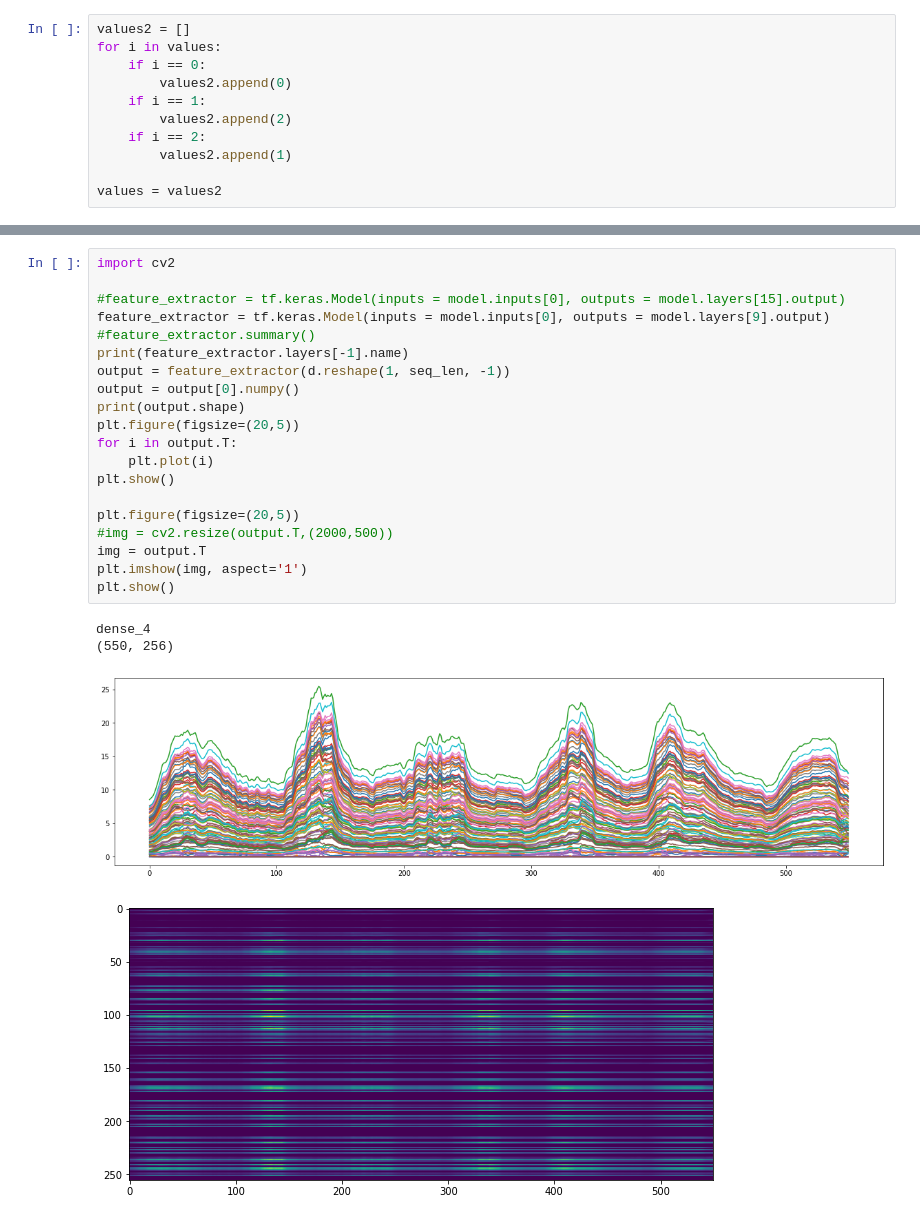
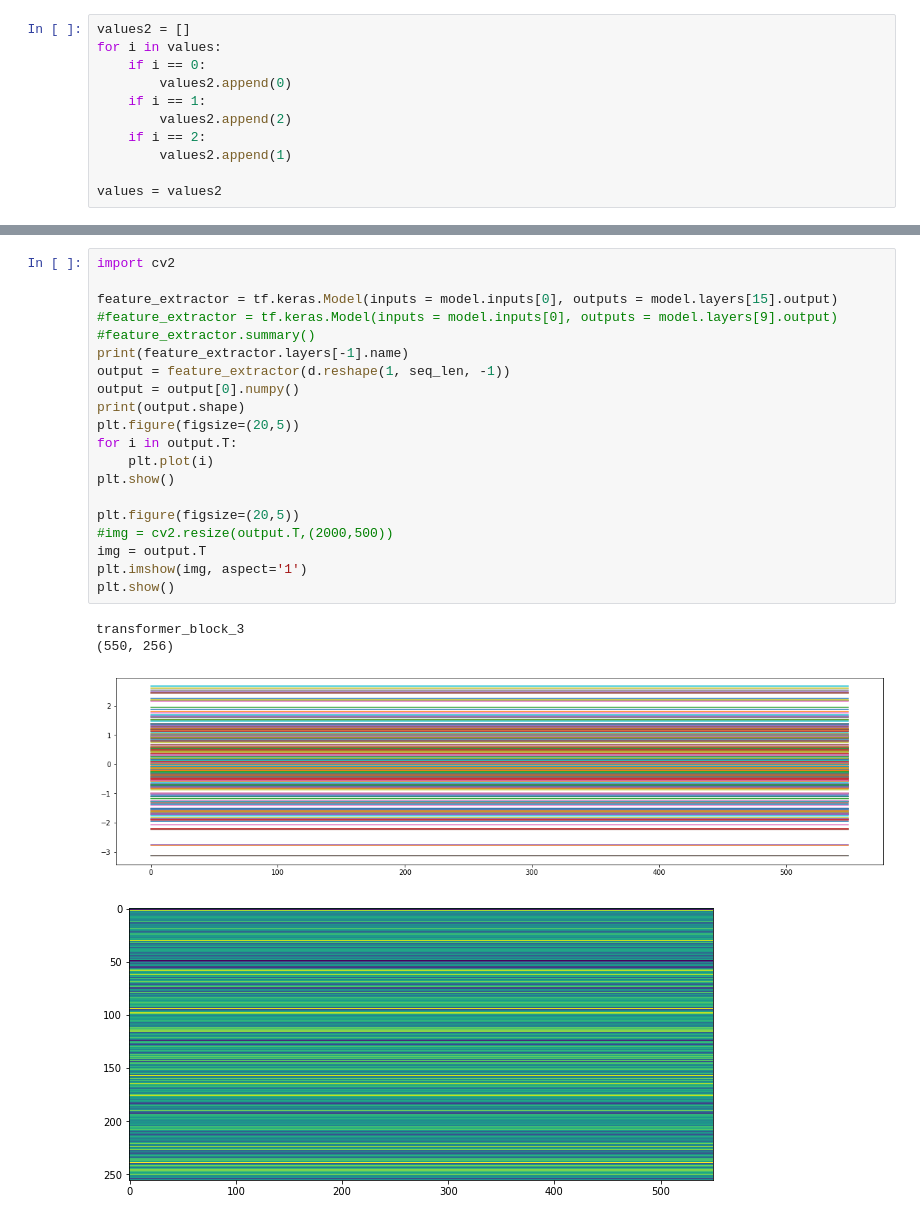
Before and after one commit to dercodeKoenig/trc-project, a Jupyter notebook: tx_small/test.ipynb, the cells around one changed output, grey strips where cells are left out. Drawn from its saved outputs; the diff is of its cells as text.

```diff
--- a/tx_small/test.ipynb
+++ b/tx_small/test.ipynb
@@ -564,25 +564,25 @@ plt.show()
 # %%
 import cv2
 
-#feature_extractor = tf.keras.Model(inputs = model.inputs[0], outputs = model.layers[15].output)
-feature_extractor = tf.keras.Model(inputs = model.inputs[0], outputs = model.layers[9].output)
+feature_extractor = tf.keras.Model(inputs = model.inputs[0], outputs = model.layers[15].output)
+#feature_extractor = tf.keras.Model(inputs = model.inputs[0], outputs = model.layers[9].output)
 #feature_extractor.summary()
 print(feature_extractor.layers[-1].name)
 output = feature_extractor(d.reshape(1, seq_len, -1))
 output = output[0].numpy()
 print(output.shape)
 plt.figure(figsize=(20,5))
 for i in output.T:
     plt.plot(i)
 plt.show()
 
 plt.figure(figsize=(20,5))
 #img = cv2.resize(output.T,(2000,500))
 img = output.T
 plt.imshow(img, aspect='1')
 plt.show()
 # %% [output]
-dense_4
+transformer_block_3
 (550, 256)
-[figure, old version]
+[figure, new version]
-[figure, old version]
+[figure, new version]
```
Also changed, not shown: parts of 4 cells of this notebook, 5 other files.
